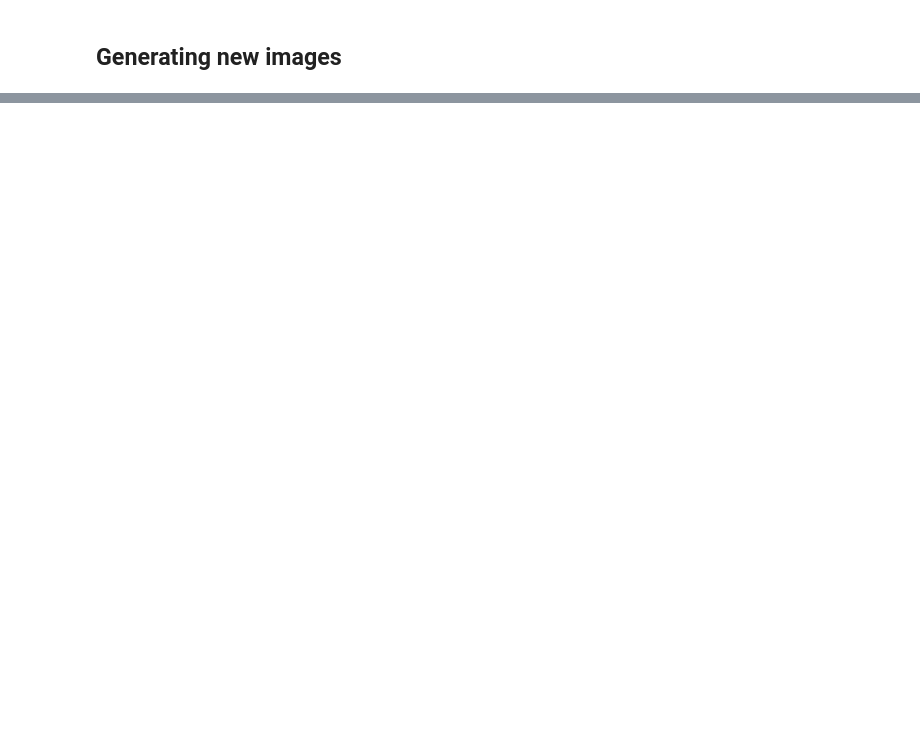
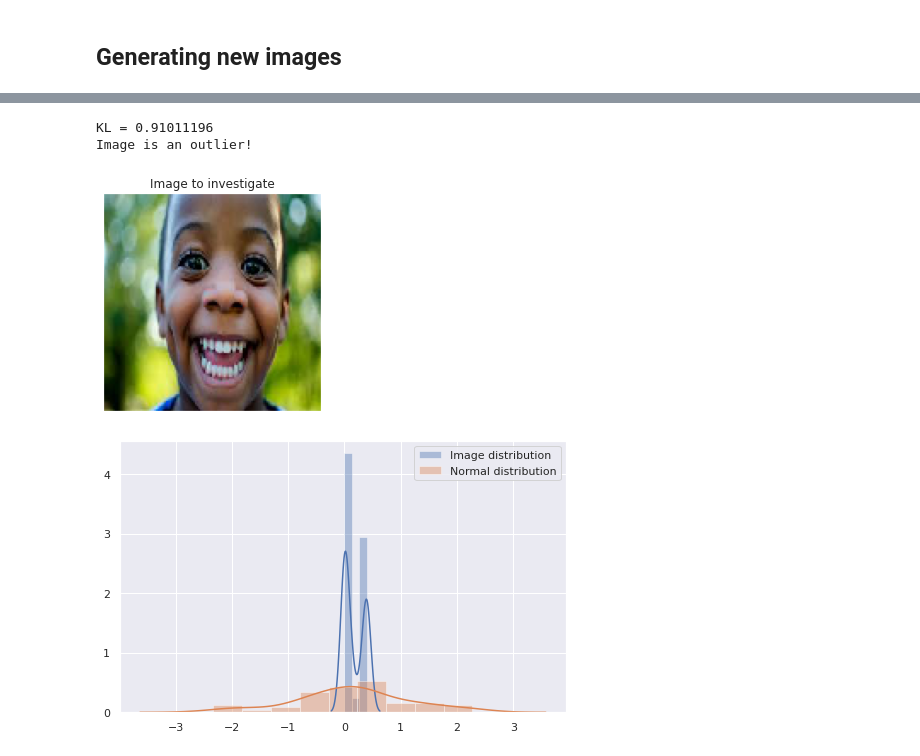
Before and after one commit to HikkaV/A-Comprehensive-Study-of-Autoencoders-Applications-Related-to-Images, a Jupyter notebook: notebooks/VAE.ipynb, the cells around one changed output, grey strips where cells are left out. Saved outputs shown, nothing was run; the diff lists cells and outputs as text; code cells hidden in the pictures; blank space fills up the shorter version.

```diff
--- a/notebooks/VAE.ipynb
+++ b/notebooks/VAE.ipynb
@@ -283,0 +339,38 @@ plt.show()
+# %%
+def mean_KL(t_log_var,t_mean):
+    return -0.5* np.mean(1. + t_log_var - np.square(t_mean) - np.exp(t_log_var), axis=-1)
+# %%
+def define_median_threshold(path='../data/cropped/',samples=10000):
+    data = load_n_samples(path,samples=samples)
+    t_mean, t_log_var = outlier_detector.predict(data)
+    kl_threshold = []
+    for mean,var in zip(t_mean,t_log_var):
+        kl_threshold.append(mean_KL(t_log_var=var,t_mean=mean))
+    kl_threshold = np.median(kl_threshold)
+    return kl_threshold
+# %%
+kl_threshold = define_median_threshold()
+# %%
+def check_if_outlier(img,kl_threshold):
+    plt.imshow(img)
+    plt.xticks([])
+    plt.yticks([])
+    plt.title('Image to investigate')
+    t_mean, t_log_var = outlier_detector.predict(np.expand_dims(img,axis=0))
+    kl  = mean_KL(t_log_var=t_log_var,t_mean=t_mean)[0]
+    print('KL = ' + str(kl))
+    if kl<kl_threshold:
+        print('Image is not an outlier!')
+    else:
+        print('Image is an outlier!')
+    plt.figure(figsize=(8,5))
+    sns.distplot(norm.pdf(t_mean[0],t_log_var[0]))
+    sns.distplot(np.random.normal(loc=0,scale=1,size=len(t_log_var[0])))
+    plt.legend(['Image distribution','Normal distribution'])
+# %%
+check_if_outlier(outliers[2],kl_threshold)
+# %% [output]
+KL = 0.91011196
+Image is an outlier!
+[figure, added]
+[figure, added]
```
Also changed, not shown: parts of 30 cells of this notebook.
